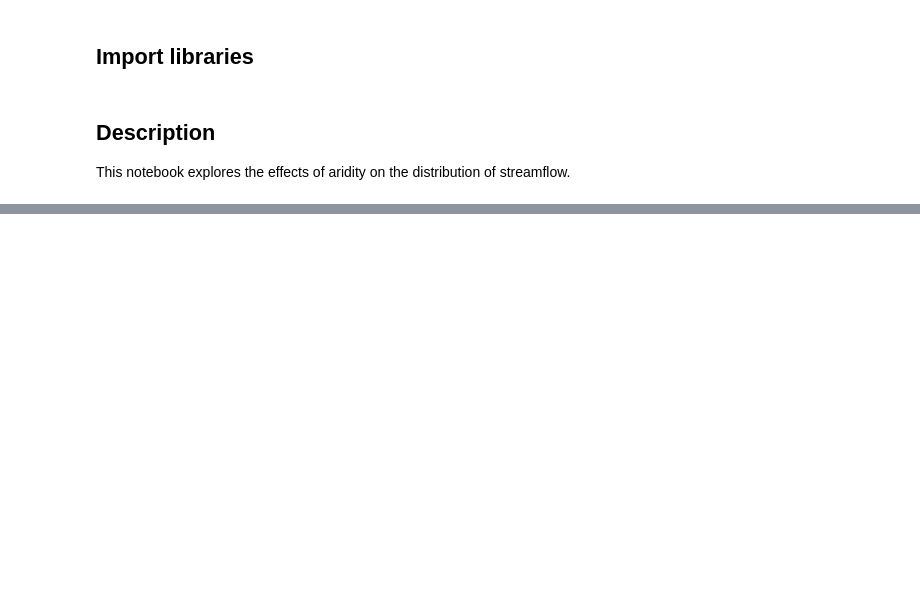
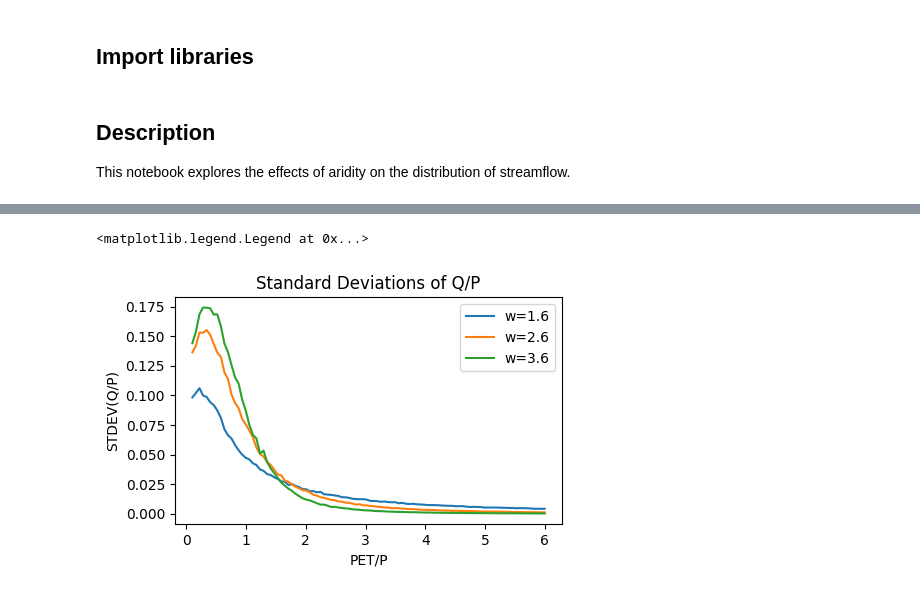
Before and after one commit to nicksilver/stream-variability, a Jupyter notebook: analysis/distribution_changes.ipynb, the cells around one changed output, grey strips where cells are left out. Cells and saved outputs as stored; diff of their text form; code cells hidden in the pictures; blank space fills up the shorter version.

```diff
--- a/analysis/distribution_changes.ipynb
+++ b/analysis/distribution_changes.ipynb
@@ -42,0 +118,30 @@ plt.legend()
+# %%
+noise = 0.2
+n = 1000
+w_list = [1.6, 2.6, 3.6]
+pet_p_list = np.linspace(0.1, 6, 100)
+
+res = np.zeros([len(w_list), len(pet_p_list)])
+for iw, w in enumerate(w_list):
+    for ip, pet_p in enumerate(pet_p_list):
+
+        pet_p_1 = pet_p + noise * np.random.randn(n)
+        pet_p_1[pet_p_1 < 0] = 0
+
+        aet_p_1 = (1 + (pet_p_1) - ((1 + (pet_p_1)**w)**(1/w)))
+        q_p_1 = 1-aet_p_1
+        q_p_1[q_p_1 < 0] = 0
+
+        res[iw, ip] = q_p_1.std()
+# %%
+plt.figure(figsize=(5, 3), dpi=100)
+plt.plot(pet_p_list, res[0,:], label="w=1.6")
+plt.plot(pet_p_list, res[1,:], label="w=2.6")
+plt.plot(pet_p_list, res[2,:], label="w=3.6")
+plt.title("Standard Deviation of Q/P")
+plt.xlabel("PET/P")
+plt.ylabel("STDEV(Q/P)")
+plt.legend()
+# %% [output]
+<matplotlib.legend.Legend at 0x...>
+[figure, added]
```
Also changed, not shown: parts of 13 cells of this notebook, 1 other file.
